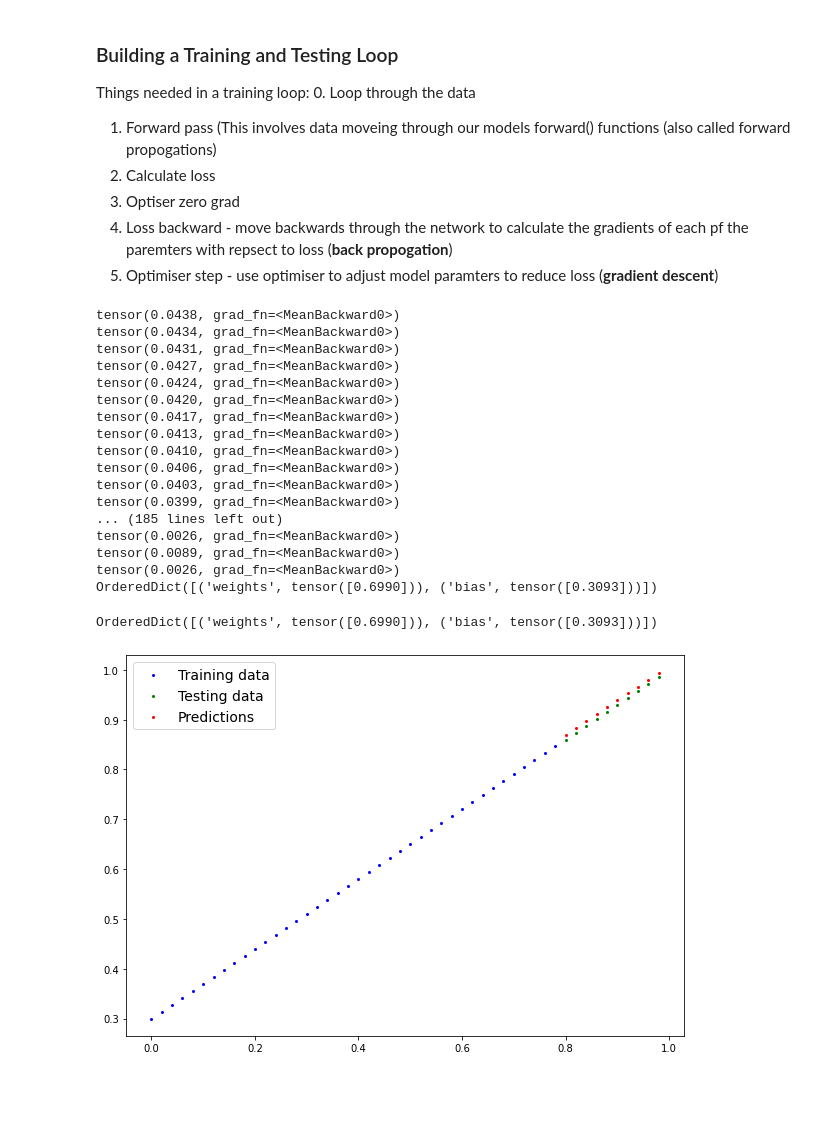
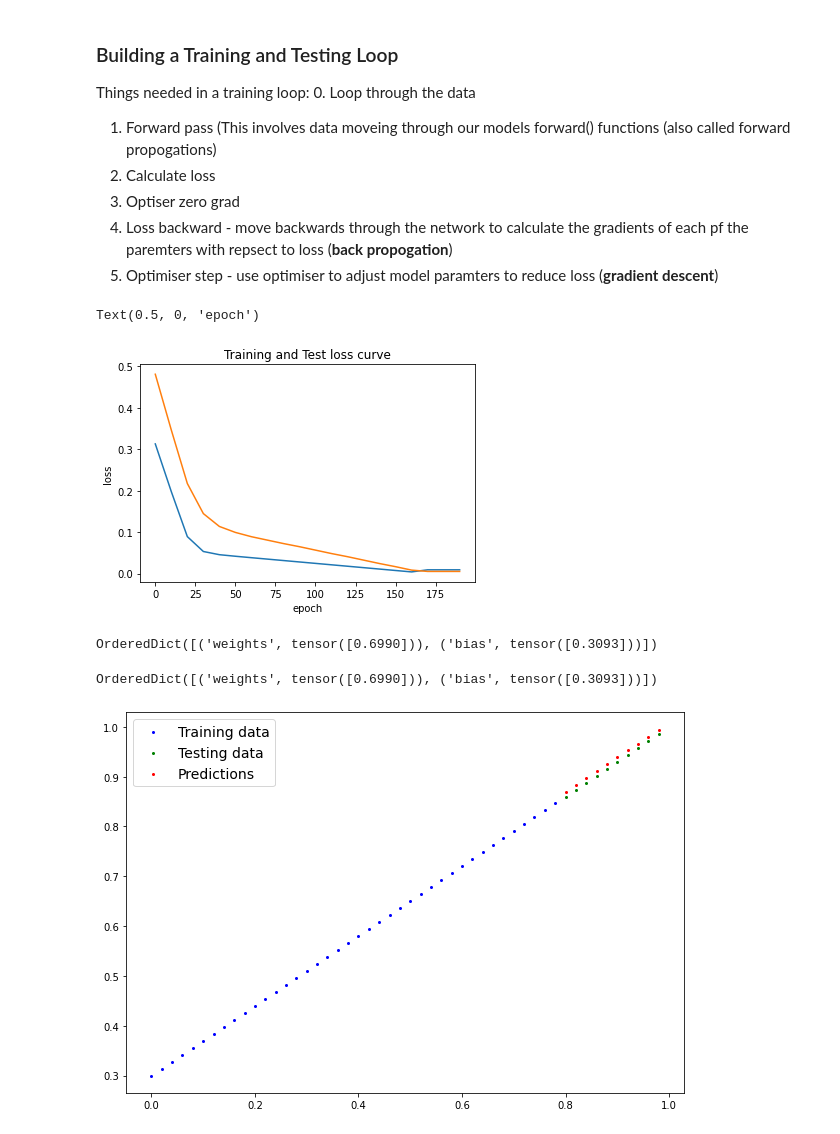
Before and after one commit to eliseleahy/Pytorch-Tutorials, a Jupyter notebook: 01_Pytorch_Workflow.ipynb, the cells around one changed output. Drawn from its saved outputs; the diff is of its cells as text; code cells hidden in the pictures; blank space fills up the shorter version.

```diff
--- a/01_Pytorch_Workflow.ipynb
+++ b/01_Pytorch_Workflow.ipynb
@@ -266,9 +266,16 @@ Things needed in a training loop:
 4. Loss backward - move backwards through the network to calculate the gradients of each pf the paremters with repsect to loss (**back propogation**)
 5. Optimiser step - use optimiser to adjust model paramters to reduce loss (**gradient descent**)
 # %%
+torch.manual_seed(42)
+
 #from torch.optim import optimizer
 # An epoch is one loop through the data.... (hyper paramter as we've set it ourselves)
 epochs = 200
+
+epoch_count = []
+train_loss_values = []
+test_loss_values = []
+
 ## Training
 # 0. loop through the data
 for epoch in range(epochs):
@@ -280,7 +287,7 @@ for epoch in range(epochs):
 
   # 2. calulate loss
   loss = loss_fn(y_pred, y_train)
-  print(loss)
+  #print(loss)
 
   # 3. Optimiser zero grad
   optimizer.zero_grad()
@@ -293,25 +300,34 @@ for epoch in range(epochs):
 
   model_0.eval() # turns off gradient tracker
 
-print(model_0.state_dict())
+  ###Testing
+  model_0.eval() #turns off the different settings in the model not need for evaluation/testing. (drop out/batch norm)
+  with torch.inference_mode(): # turns off gradient tracking and some other things behind the scenes.
+    #1. Forward pass
+    test_pred = model_0(X_test)
+
+    # 2. calculate the loss
+    test_loss = loss_fn(test_pred, y_test)
+  if epoch % 10 == 0:
+    epoch_count.append(epoch)
+    train_loss_values.append(loss)
+    test_loss_values.append(test_loss)
+    print(f"Epoch: {epoch} | Test: {loss} | Test loss: {test_loss}")
+    print(model_0.state_dict())
-# %% [output]
-tensor(0.0438, grad_fn=<MeanBackward0>)
-tensor(0.0434, grad_fn=<MeanBackward0>)
-tensor(0.0431, grad_fn=<MeanBackward0>)
-tensor(0.0427, grad_fn=<MeanBackward0>)
-tensor(0.0424, grad_fn=<MeanBackward0>)
-tensor(0.0420, grad_fn=<MeanBackward0>)
-tensor(0.0417, grad_fn=<MeanBackward0>)
-tensor(0.0413, grad_fn=<MeanBackward0>)
-tensor(0.0410, grad_fn=<MeanBackward0>)
-tensor(0.0406, grad_fn=<MeanBackward0>)
-tensor(0.0403, grad_fn=<MeanBackward0>)
-tensor(0.0399, grad_fn=<MeanBackward0>)
-... (185 lines left out)
-tensor(0.0026, grad_fn=<MeanBackward0>)
-tensor(0.0089, grad_fn=<MeanBackward0>)
-tensor(0.0026, grad_fn=<MeanBackward0>)
-OrderedDict([('weights', tensor([0.6990])), ('bias', tensor([0.3093]))])
+# %%
+import numpy as np
+train_loss_values = np.array(torch.tensor(train_loss_values).numpy())
+
+# plot loss curves
+
+plt.plot(epoch_count, train_loss_values, label="Train loss")
+plt.plot(epoch_count, test_loss_values, label="Test loss")
+plt.title("Training and Test loss curve")
+plt.ylabel("loss")
+plt.xlabel("epoch")
+# %% [output]
+Text(0.5, 0, 'epoch')
+[figure, added]
 # %%
 model_0.state_dict()
 # %% [output]
@@ -321,6 +337,8 @@ with torch.inference_mode():
   y_preds_new = model_0(X_test)
 # %%
 model_0.state_dict()
+# %% [output]
+OrderedDict([('weights', tensor([0.6990])), ('bias', tensor([0.3093]))])
 # %%
 plot_predictions(predictions=y_preds_new)
 # %% [output]
```
